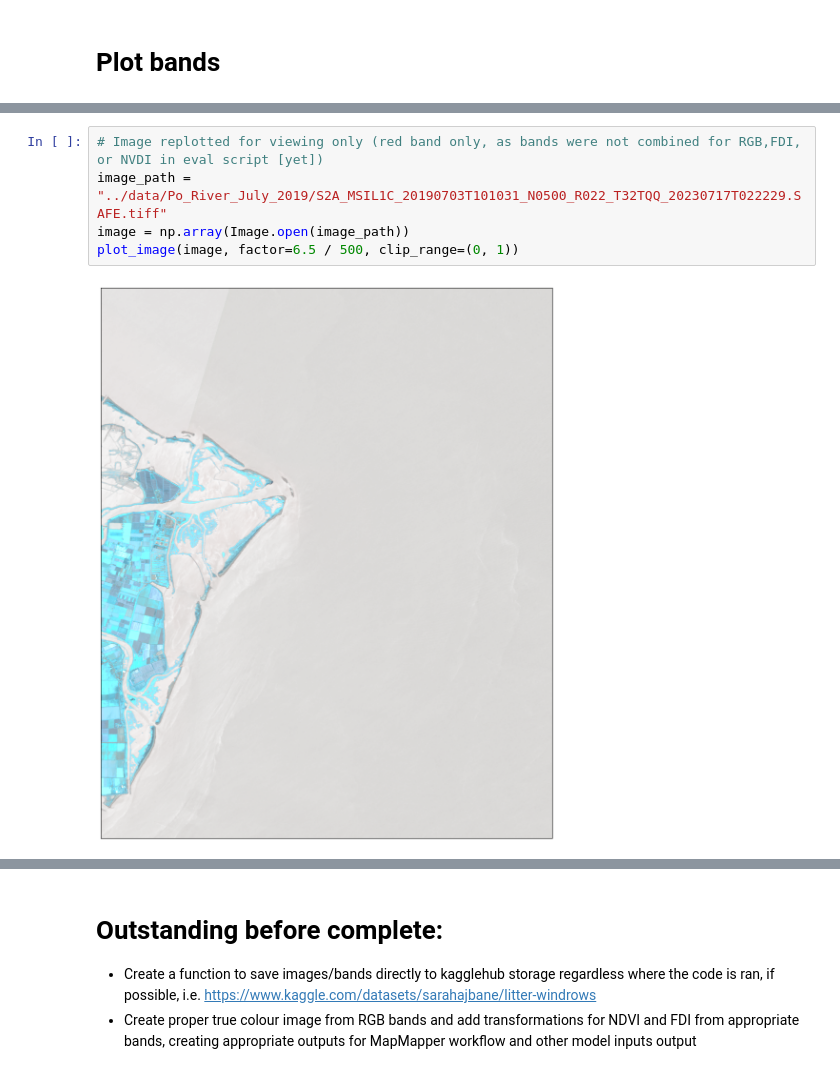
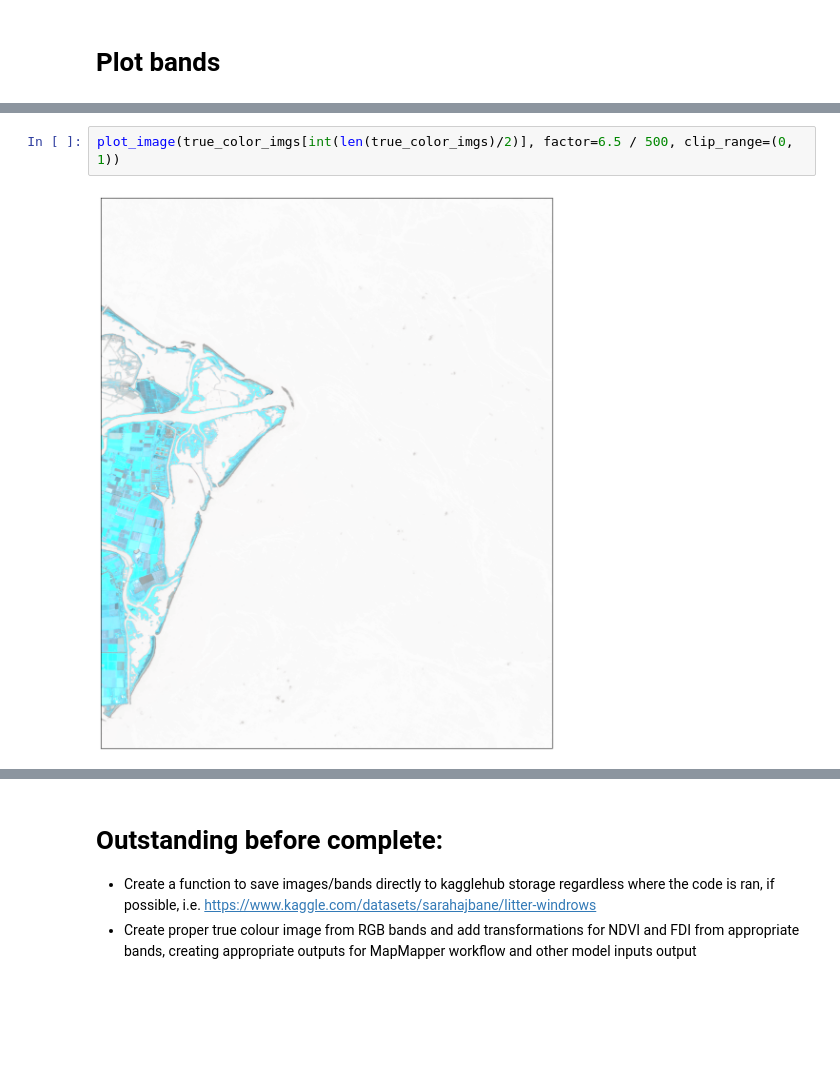
Before and after one commit to sagarbpatel31/Sagar_TriesteItalyChapter_PlasticDebrisDetection, a Jupyter notebook: task2-data-collection/Sentinel2L1C_download_matching_litterrows/S2MSI_dataspace_extraction.ipynb, the cells around one changed output, grey strips where cells are left out. Saved outputs shown, nothing was run; the diff lists cells and outputs as text; blank space fills up the shorter version.

```diff
--- a/task2-data-collection/Sentinel2L1C_download_matching_litterrows/S2MSI_dataspace_extraction.ipynb
+++ b/task2-data-collection/Sentinel2L1C_download_matching_litterrows/S2MSI_dataspace_extraction.ipynb
@@ -335,7 +375,4 @@ plot_image(image, factor=3.5 / 255, clip_range=(0, 1))
-# %%
-# Image replotted for viewing only (red band only, as bands were not combined for RGB,FDI, or NVDI in eval script [yet])
-image_path = "../data/Po_River_July_2019/S2A_MSIL1C_20190703T101031_N0500_R022_T32TQQ_20230717T022229.SAFE.tiff"
-image = np.array(Image.open(image_path))
-plot_image(image, factor=6.5 / 500, clip_range=(0, 1))
-# %% [output]
-[figure, removed]
+# %%
+plot_image(true_color_imgs[int(len(true_color_imgs)/2)], factor=6.5 / 500, clip_range=(0, 1))
+# %% [output]
+[figure, added]
```
Also changed, not shown: parts of 23 cells of this notebook, 3 other files.
